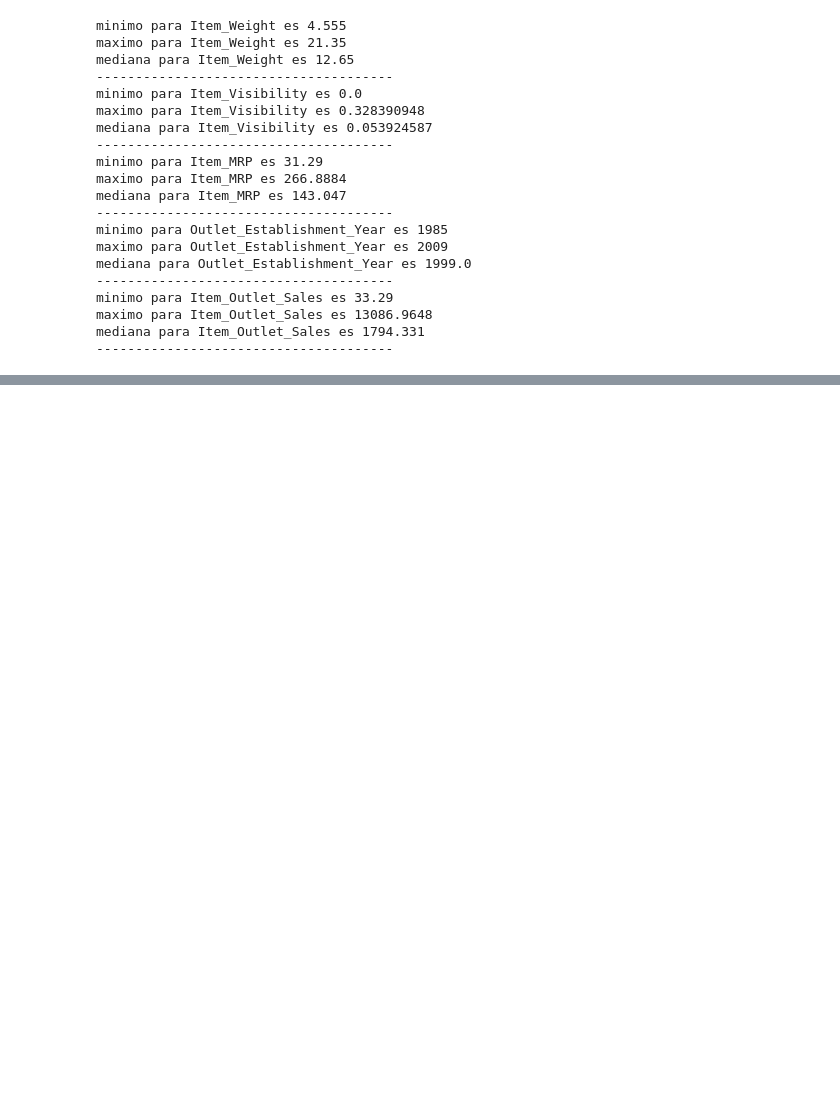
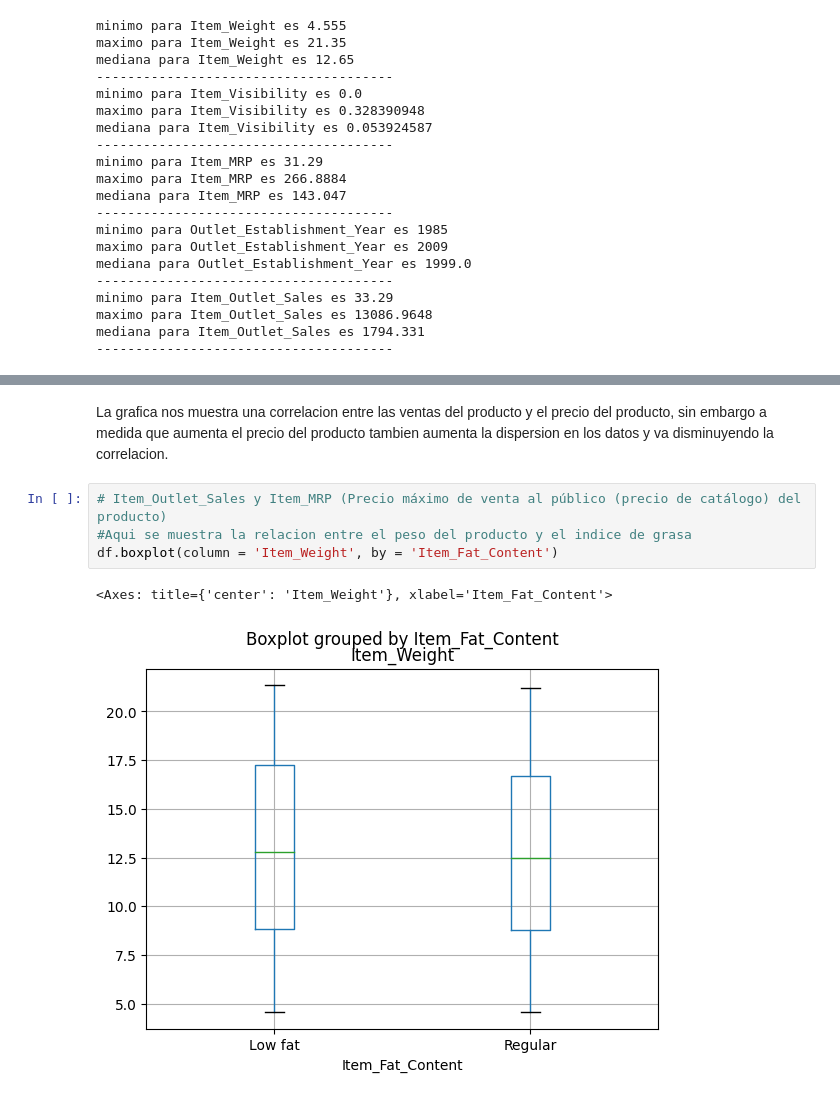
Before and after one commit to marce3-2140/sales-predictions, a Jupyter notebook: sales_predictions.ipynb, the cells around one changed output, grey strips where cells are left out. Saved outputs shown, nothing was run; the diff lists cells and outputs as text; blank space fills up the shorter version.

```diff
--- a/sales_predictions.ipynb
+++ b/sales_predictions.ipynb
@@ -507,0 +533,9 @@ mediana para Item_Outlet_Sales es 1794.331
+# %% [markdown]
+La grafica nos muestra una correlacion entre las ventas del producto y el precio del producto, sin embargo a medida que aumenta el precio del producto tambien aumenta la dispersion en los datos y va disminuyendo la correlacion.
+# %%
+# Item_Outlet_Sales y Item_MRP (Precio máximo de venta al público (precio de catálogo) del producto)
+#Aqui se muestra la relacion entre el peso del producto y el indice de grasa
+df.boxplot(column = 'Item_Weight', by = 'Item_Fat_Content')
+# %% [output]
+<Axes: title={'center': 'Item_Weight'}, xlabel='Item_Fat_Content'>
+[figure, added]
```
Also changed, not shown: parts of 23 cells of this notebook.
